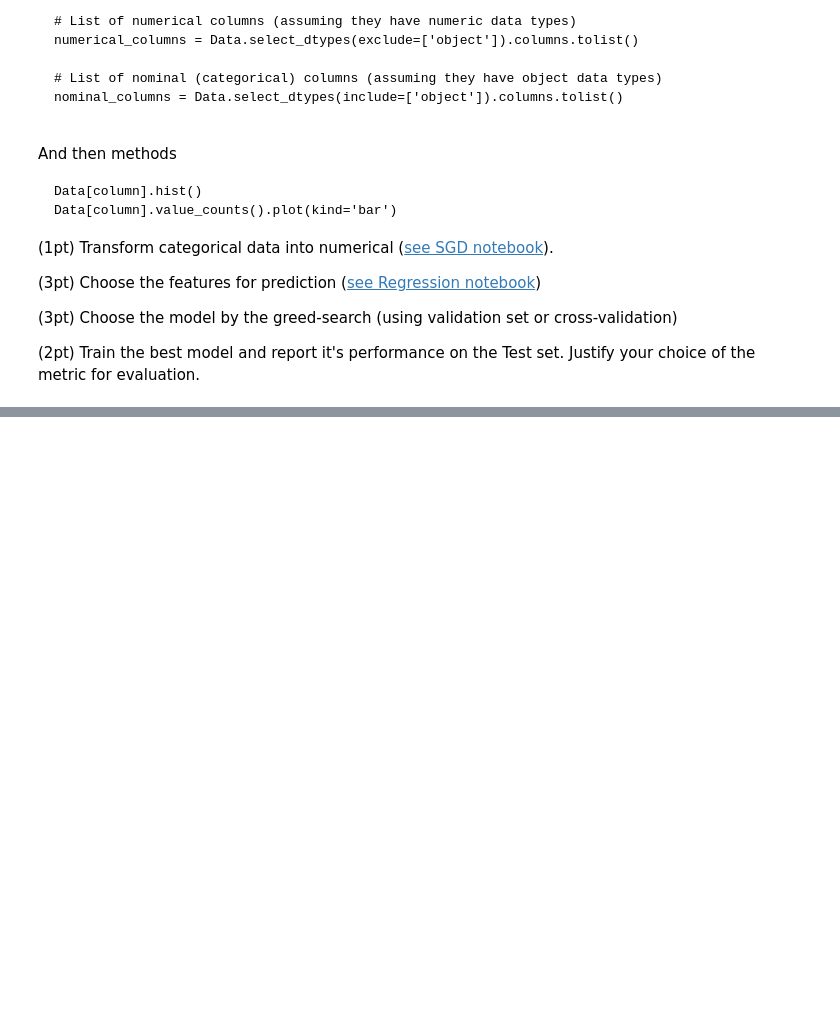
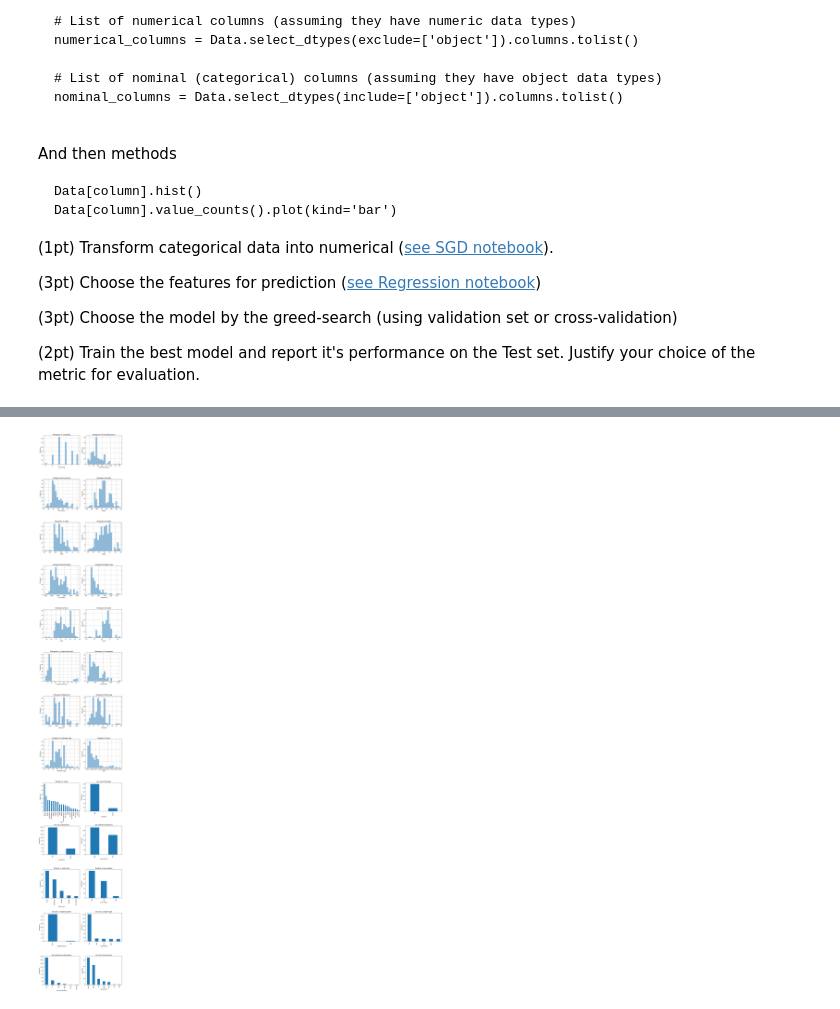
Before and after one commit to YKhalitov/College-Projects, a Jupyter notebook: RIT-Projects/Machine Learning - CSCI 335/HW3.ipynb, the cells around one changed output, grey strips where cells are left out. Saved outputs shown, nothing was run; the diff lists cells and outputs as text; code cells hidden in the pictures; blank space fills up the shorter version.

Commit message:
start

```diff
--- a/RIT-Projects/Machine Learning - CSCI 335/HW3.ipynb
+++ b/RIT-Projects/Machine Learning - CSCI 335/HW3.ipynb
@@ -149,6 +165,6 @@ Data[column].value_counts().plot(kind='bar')
 (2pt) Train the best model and report it's performance on the Test set. Justify your choice of the metric for evaluation.
 # %%
 # To have the names of the columns, we upload file Description.txt
-descripsion = pd.read_csv('https://raw.githubusercontent.com/anton-selitskiy/RIT_ML/main/Description.txt', delimiter=':', header=None)
-Data.columns = descripsion[0].str.strip() #delete extra spaces in the column names
+description = pd.read_csv('https://raw.githubusercontent.com/anton-selitskiy/RIT_ML/main/2024_spring/Homeworks/Description.txt', delimiter=':', header=None)
+Data.columns = description[0].str.strip() #delete extra spaces in the column names
 Data.head()
@@ -154,0 +179,46 @@ Data.head()
+# %%
+numerical_columns = Data.select_dtypes(exclude=['object']).columns.tolist()
+nominal_columns = Data.select_dtypes(include=['object']).columns.tolist()
+
+# Determine the number of rows and columns for subplots
+num_numerical_plots = len(numerical_columns)
+num_nominal_plots = len(nominal_columns)
+total_plots = num_numerical_plots + num_nominal_plots
+num_rows = total_plots // 2 + total_plots % 2
+num_cols = 2
+
+# Define the figure size based on the number of rows and columns
+fig_width = 10
+fig_height = 5 * num_rows
+
+# Create a figure and axes objects for subplots
+fig, axes = plt.subplots(num_rows, num_cols, figsize=(fig_width, fig_height))
+
+# Flatten the axes array if it's not already flat
+axes = axes.flatten()
+
+# Plot numerical columns
+for i, column in enumerate(numerical_columns):
+    Data[column].hist(ax=axes[i], alpha=0.5, bins=20)
+    axes[i].set_xlabel(column)  # Set xlabel for the current column
+    axes[i].set_ylabel('Frequency')  # Set ylabel
+    axes[i].set_title(f'Histogram of {column}')  # Set title for the subplot
+
+# Plot nominal columns
+for j, column in enumerate(nominal_columns, start=i+1):
+    Data[column].value_counts().plot(kind='bar', ax=axes[j])
+    axes[j].set_xlabel(column)  # Set xlabel for the current column
+    axes[j].set_ylabel('Frequency')  # Set ylabel
+    axes[j].set_title(f'Bar plot of {column}')  # Set title for the subplot
+
+# If the number of plots is odd, remove the last empty subplot
+if total_plots % 2 != 0:
+    fig.delaxes(axes[-1])
+
+# Adjust layout
+plt.tight_layout()
+
+# Show the plot
+plt.show()
+# %% [output]
+[figure, added]
```
Also changed, not shown: parts of 6 cells of this notebook.
